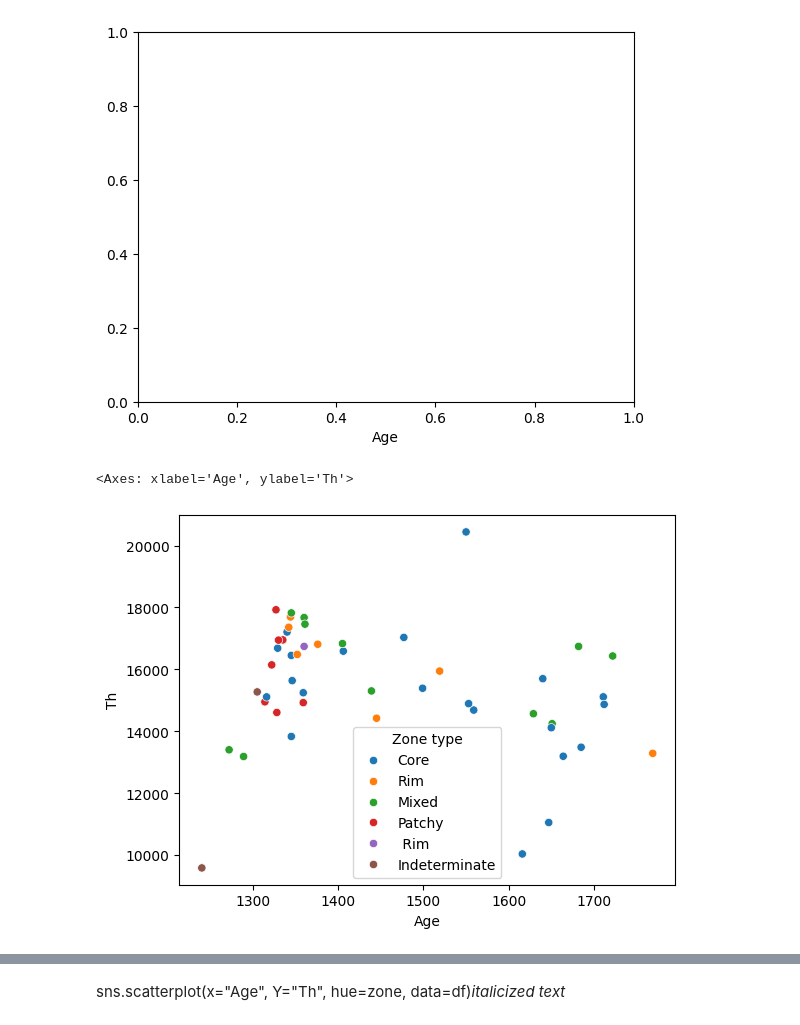
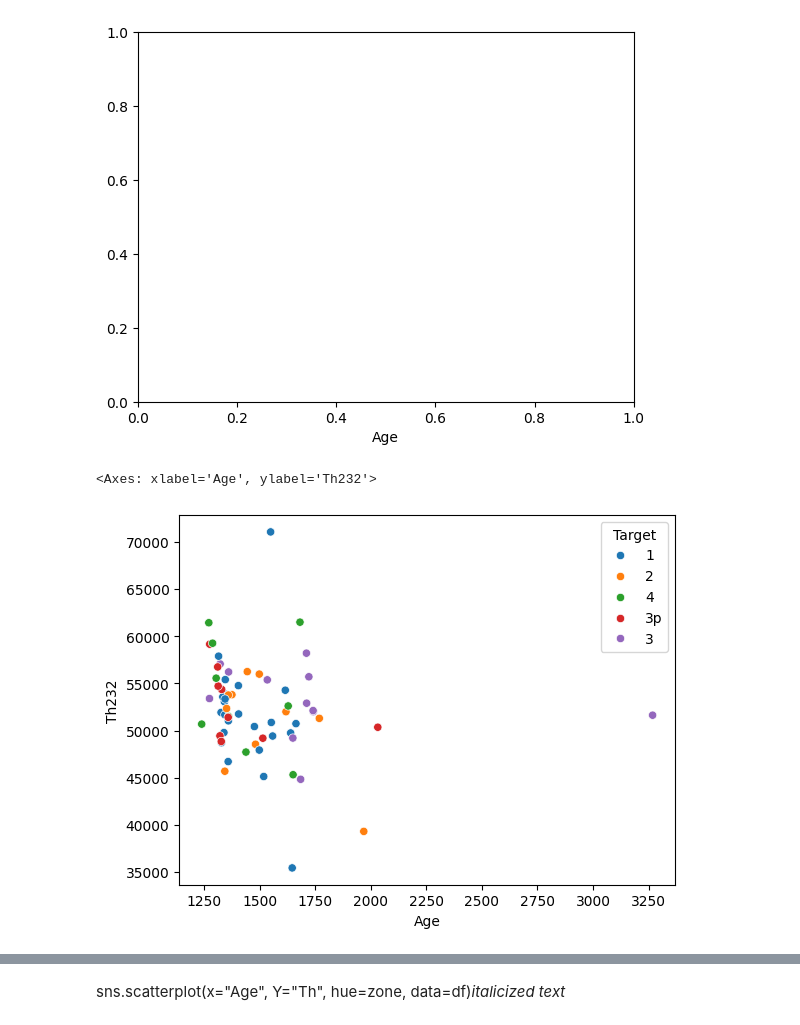
Before and after one commit to Neersha/Machine-learning, a Jupyter notebook: Monazite_Machine_Learning_python.ipynb, the cells around one changed output, grey strips where cells are left out. Drawn from its saved outputs; the diff is of its cells as text; code cells hidden in the pictures.

```diff
--- a/Monazite_Machine_Learning_python.ipynb
+++ b/Monazite_Machine_Learning_python.ipynb
@@ -1273,6 +1273,6 @@ import pandas as pd
 import matplotlib.pyplot as plt
 import seaborn as sns
 # %%
-df1=pd.read_excel("sciadv.abm2689_data_s1.xlsx")
+df1=pd.read_excel("PCA.xlsx")
 df1.head()
 # %% [output]
@@ -1473,8 +1452,8 @@ plt.xlabel("Age")
 Text(0.5, 0, 'Age')
 [figure]
 # %%
-sns.scatterplot(x="Age", y="Th", hue="Zone type", data=df)
+sns.scatterplot(x="Age", y="Th232", hue="Target", data=df1)
 # %% [output]
-<Axes: xlabel='Age', ylabel='Th'>
+<Axes: xlabel='Age', ylabel='Th232'>
-[figure, old version]
+[figure, new version]
 # %%
```
Also changed, not shown: parts of 21 cells of this notebook.
